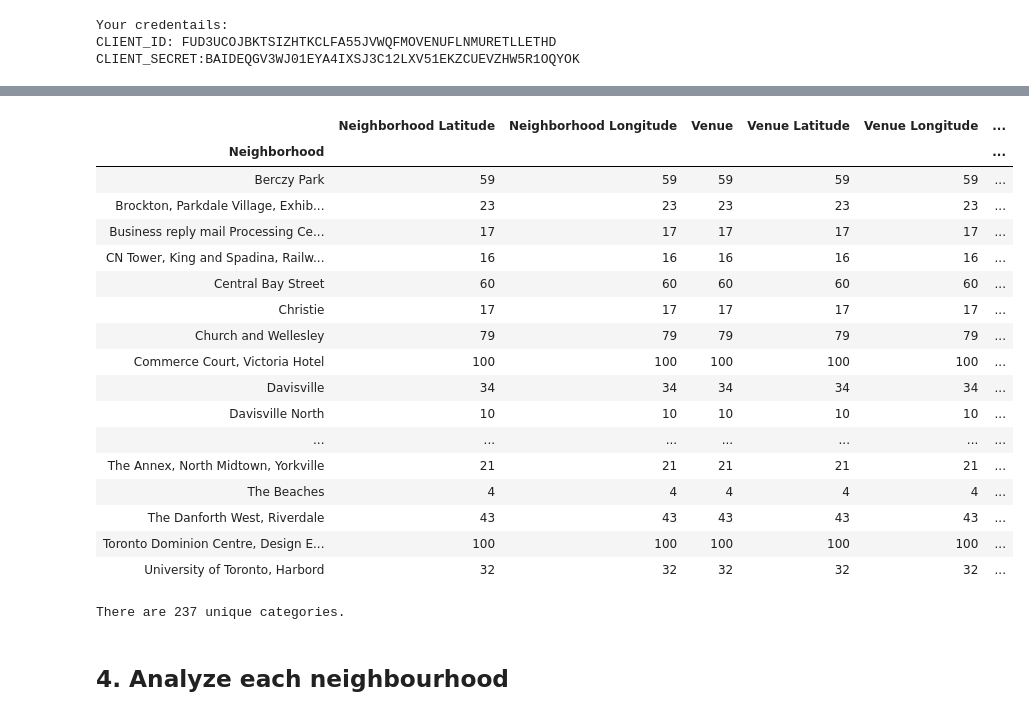
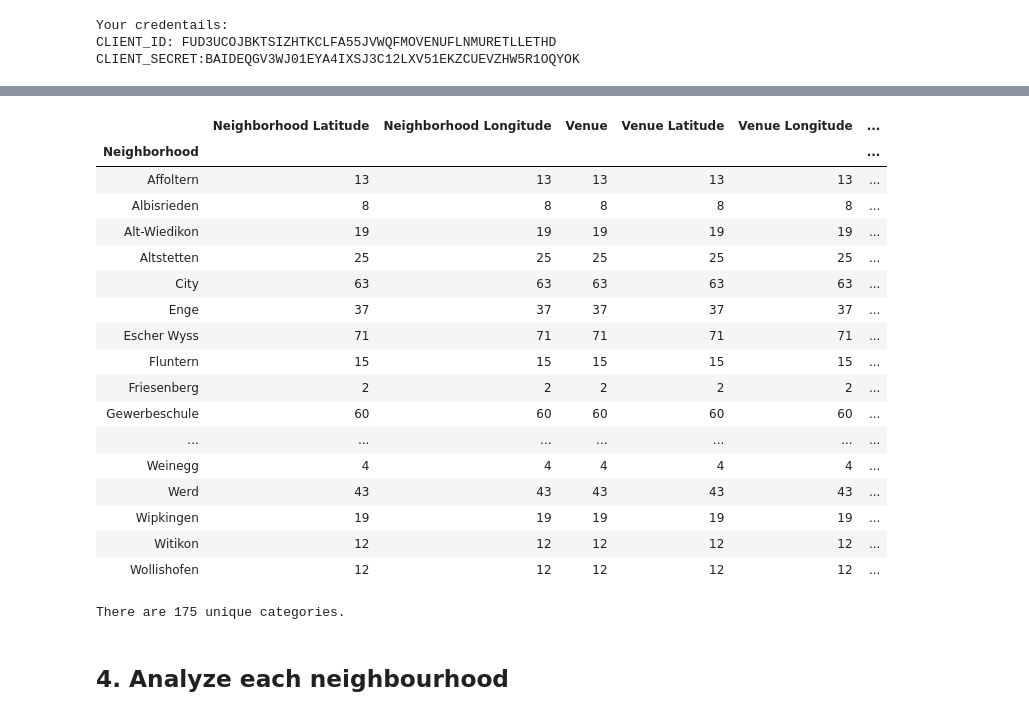
Before and after one commit to Davide5/expert-octo-meme, a Jupyter notebook: Final_Capstone_Project.ipynb, the cells around one changed output, grey strips where cells are left out. Saved outputs shown, nothing was run; the diff lists cells and outputs as text; code cells hidden in the pictures.

```diff
--- a/Final_Capstone_Project.ipynb
+++ b/Final_Capstone_Project.ipynb
@@ -111,10 +127,10 @@ toronto_neighborhoods.head()
 # %%
-#Find Toronto coordinates
-address = 'Toronto, Ontario'
+#Find Zürich coordinates
+address = 'Zürich, Switzerland'
 
-geolocator = Nominatim(user_agent="ny_explorer")
+geolocator = Nominatim(user_agent="Your_Name")
 location = geolocator.geocode(address)
 latitude = location.latitude
 longitude = location.longitude
-print('The geograpical coordinate of Toronto are {}, {}.'.format(latitude, longitude))
+print('The geograpical coordinate of Zürich are {}, {}.'.format(latitude, longitude))
 # %% [output]
@@ -122,9 +137,0 @@ The geograpical coordinate of Toronto are 43.6534817, -79.3839347.
-# %%
-#Find Toronto coordinates
-address = 'Zurich'
-
-geolocator = Nominatim(user_agent="ny_explorer")
-location = geolocator.geocode(address)
-latitude = location.latitude
-longitude = location.longitude
-print('The geograpical coordinate of Toronto are {}, {}.'.format(latitude, longitude))
@@ -133,9 +138,9 @@ The geograpical coordinate of Toronto are 47.3744489, 8.5410422.
 # %%
-# create map of Toronto using latitude and longitude values
-map_toronto = folium.Map(location=[latitude, longitude], zoom_start=11)
+#Create map of Zürich and its neighbourhoods using latitude and longitude values
+map_zurich = folium.Map(location=[latitude, longitude], zoom_start=11)
 
 # add markers to map
-for lat, lng, label in zip(toronto_neighborhoods['Latitude'], toronto_neighborhoods['Longitude'], toronto_neighborhoods['Neighbourhood']):
+for lat, lng, label in zip(zurich_neighborhoods['Latitude'], zurich_neighborhoods['Longitude'], zurich_neighborhoods['Neighbourhood']):
     label = folium.Popup(label, parse_html=True)
     folium.CircleMarker(
         [lat, lng],
@@ -145,9 +150,9 @@ for lat, lng, label in zip(toronto_neighborhoods['Latitude'], toronto_neighborho
         fill=True,
         fill_color='#3186cc',
         fill_opacity=0.7,
-        parse_html=False).add_to(map_toronto)
+        parse_html=False).add_to(map_zurich)
 
-map_toronto
+map_zurich
 # %% [output]
 [interactive output not drawn]
 # %% [markdown]
@@ -208,9 +213,9 @@ def getNearbyVenues(names, latitudes, longitudes, radius=500):
 
     return(nearby_venues)
 # %%
-#list Toronto's venues
-toronto_venues = getNearbyVenues(names=toronto_neighborhoods['Neighbourhood'],
-                                   latitudes=toronto_neighborhoods['Latitude'],
-                                   longitudes=toronto_neighborhoods['Longitude']
+#list Zürich's venues
+zurich_venues = getNearbyVenues(names=zurich_neighborhoods['Neighbourhood'],
+                                   latitudes=zurich_neighborhoods['Latitude'],
+                                   longitudes=zurich_neighborhoods['Longitude']
                                   )
 # %% [output]
@@ -245,29 +250,29 @@ toronto_venues.head()
 # %%
 #Count how many venues for each neighbourhood
-toronto_venues.groupby('Neighborhood').count()
+zurich_venues.groupby('Neighborhood').count()
 # %% [output]
 |  | Neighborhood Latitude | Neighborhood Longitude | Venue | Venue Latitude | Venue Longitude | ... |
 | Neighborhood |  |  |  |  |  | ... |
-| Berczy Park | 59 | 59 | 59 | 59 | 59 | ... |
-| Brockton, Parkdale Village, Exhib... | 23 | 23 | 23 | 23 | 23 | ... |
-| Business reply mail Processing Ce... | 17 | 17 | 17 | 17 | 17 | ... |
-| CN Tower, King and Spadina, Railw... | 16 | 16 | 16 | 16 | 16 | ... |
-| Central Bay Street | 60 | 60 | 60 | 60 | 60 | ... |
-| Christie | 17 | 17 | 17 | 17 | 17 | ... |
-| Church and Wellesley | 79 | 79 | 79 | 79 | 79 | ... |
-| Commerce Court, Victoria Hotel | 100 | 100 | 100 | 100 | 100 | ... |
-| Davisville | 34 | 34 | 34 | 34 | 34 | ... |
-| Davisville North | 10 | 10 | 10 | 10 | 10 | ... |
+| Affoltern | 13 | 13 | 13 | 13 | 13 | ... |
+| Albisrieden | 8 | 8 | 8 | 8 | 8 | ... |
+| Alt-Wiedikon | 19 | 19 | 19 | 19 | 19 | ... |
+| Altstetten | 25 | 25 | 25 | 25 | 25 | ... |
+| City | 63 | 63 | 63 | 63 | 63 | ... |
+| Enge | 37 | 37 | 37 | 37 | 37 | ... |
+| Escher Wyss | 71 | 71 | 71 | 71 | 71 | ... |
+| Fluntern | 15 | 15 | 15 | 15 | 15 | ... |
+| Friesenberg | 2 | 2 | 2 | 2 | 2 | ... |
+| Gewerbeschule | 60 | 60 | 60 | 60 | 60 | ... |
 | ... | ... | ... | ... | ... | ... | ... |
-| The Annex, North Midtown, Yorkville | 21 | 21 | 21 | 21 | 21 | ... |
-| The Beaches | 4 | 4 | 4 | 4 | 4 | ... |
-| The Danforth West, Riverdale | 43 | 43 | 43 | 43 | 43 | ... |
-| Toronto Dominion Centre, Design E... | 100 | 100 | 100 | 100 | 100 | ... |
-| University of Toronto, Harbord | 32 | 32 | 32 | 32 | 32 | ... |
+| Weinegg | 4 | 4 | 4 | 4 | 4 | ... |
+| Werd | 43 | 43 | 43 | 43 | 43 | ... |
+| Wipkingen | 19 | 19 | 19 | 19 | 19 | ... |
+| Witikon | 12 | 12 | 12 | 12 | 12 | ... |
+| Wollishofen | 12 | 12 | 12 | 12 | 12 | ... |
 # %%
-print('There are {} unique categories.'.format(len(toronto_venues['Venue Category'].unique())))
+print('There are {} unique categories.'.format(len(zurich_venues['Venue Category'].unique())))
 # %% [output]
-There are 237 unique categories.
+There are 175 unique categories.
 # %% [markdown]
 ## 4. Analyze each neighbourhood
 # %%
```
Also changed, not shown: parts of 45 cells of this notebook.
